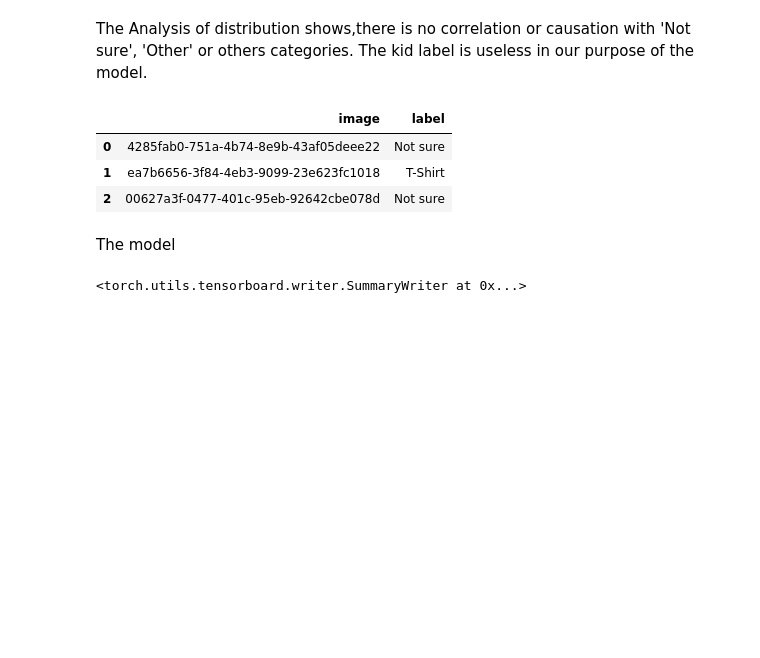
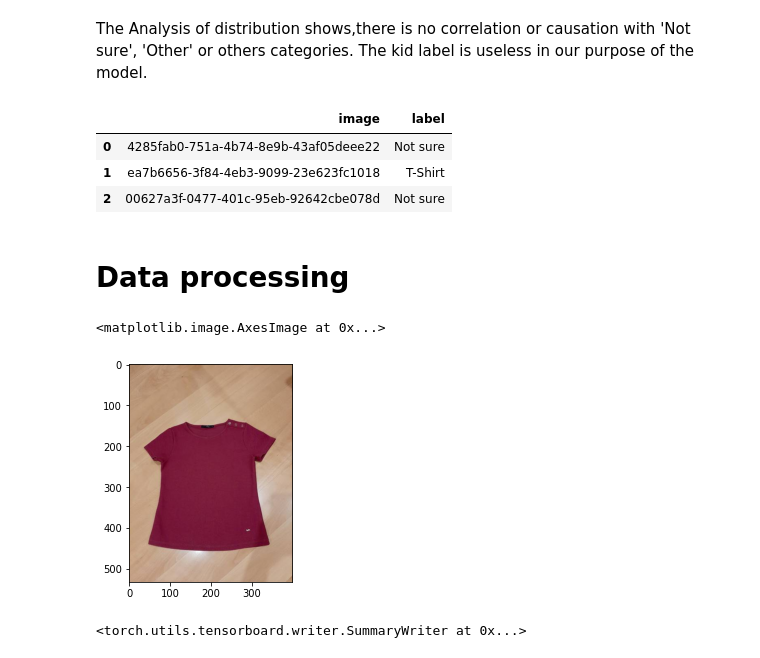
Before and after one commit to Jakubelo/ClothesClassifier, a Jupyter notebook: CVClothesClassification.ipynb, the cells around one changed output. Drawn from its saved outputs; the diff is of its cells as text; code cells hidden in the pictures; blank space fills up the shorter version.

Commit message:
Data processing done

```diff
--- a/CVClothesClassification.ipynb
+++ b/CVClothesClassification.ipynb
@@ -101,5 +118,48 @@ df.head(3)
 | 0 | 4285fab0-751a-4b74-8e9b-43af05deee22 | Not sure |
 | 1 | ea7b6656-3f84-4eb3-9099-23e623fc1018 | T-Shirt |
 | 2 | 00627a3f-0477-401c-95eb-92642cbe078d | Not sure |
-# %% [markdown]
-The model
+# %% [markdown]
+# Data processing
+# %%
+from torch.utils.data import Dataset
+from torchvision.io import read_image
+from torchvision.transforms import ToTensor
+import os
+from sklearn.preprocessing import LabelEncoder
+from sklearn.model_selection import train_test_split
+from torch.utils.data import DataLoader
+
+
+class ImageDataset(Dataset):
+    def __init__(self, image_labels:pd.Series, img_dir, transform=None, target_transform=None):
+        self.img_labels = image_labels
+        self.img_dir = img_dir
+        self.transform = transform
+        self.target_transform = target_transform
+
+    def __len__(self):
+        return len(self.img_labels)
+
+    def __getitem__(self, idx):
+        img_path = os.path.join(self.img_dir, self.img_labels.loc[idx, 'image'])
+        image = read_image(img_path+'.jpg')
+        label = self.img_labels.loc[idx, 'label']
+        if self.transform:
+            image = self.transform(image)
+        if self.target_transform:
+            label = self.target_transform(label)
+        return image, label
+# %%
+imgs_dir = '/content/images_compressed/'
+df = df.rename(columns={'label': 'label_str'})
+df['label'] = LabelEncoder().fit_transform(df.label_str)
+# %%
+train, test = train_test_split(df, test_size=0.25, shuffle=True)
+train_data = ImageDataset(image_labels=train, img_dir=imgs_dir)
+test_data = ImageDataset(image_labels=test, img_dir=imgs_dir)
+# %%
+img = train_data[1][0]
+plt.imshow(img.permute(1, 2, 0))
+# %% [output]
+<matplotlib.image.AxesImage at 0x...>
+[figure, added]
```
Also changed, not shown: parts of 6 cells of this notebook.
